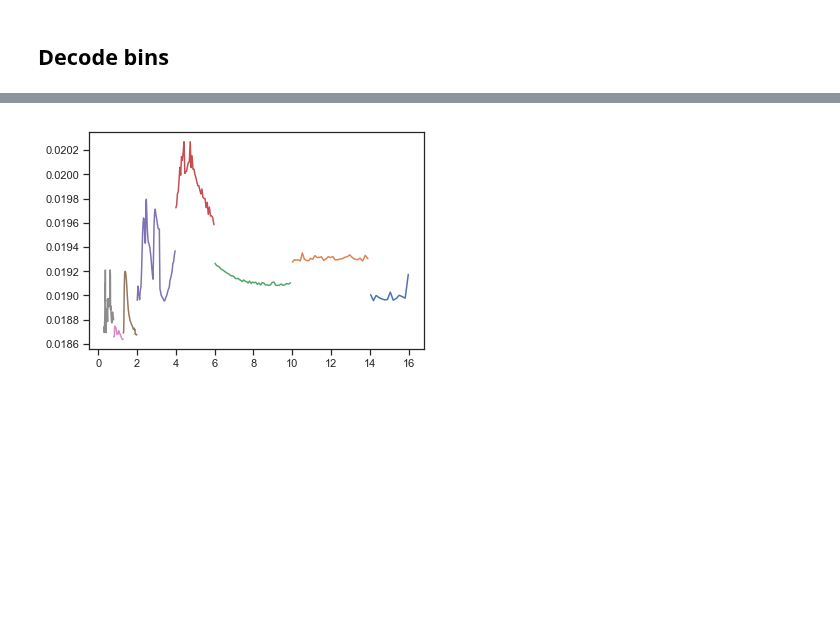
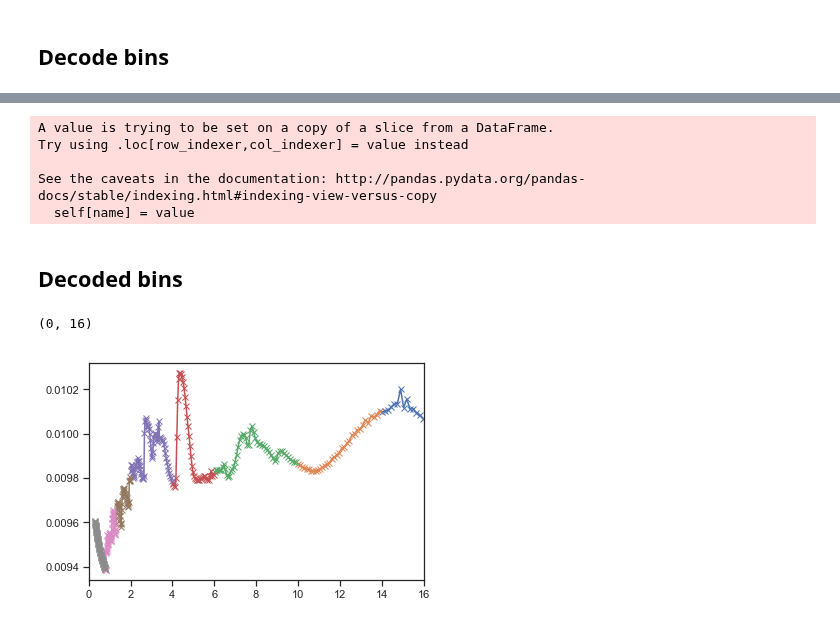
Before and after one commit to deKeijzer/SRON-DCGAN, a Jupyter notebook: notebooks/ASPA v3.ipynb, the cells around one changed output, grey strips where cells are left out. Saved outputs shown, nothing was run; the diff lists cells and outputs as text; code cells hidden in the pictures; blank space fills up the shorter version.

Commit message:
spectrum encoding updated. Spectrum decoding added.

```diff
--- a/notebooks/ASPA v3.ipynb
+++ b/notebooks/ASPA v3.ipynb
@@ -37,11 +37,21 @@ df = df.loc[df['x'] <= 16] # select only wavelengths <= 16
 # %% [markdown]
 ## Dict to ASPA function
 # %%
-def ASPA_v2(x, wavelengths):
+def ASPA_v2(x, wavelengths, max_wavelength=16):
+    """
+    x: dict
+    y: ?
+    max_wavelength: max wavelength in micron to decode in aspa
+
+    returns: 1x32x32 ndarray
+    """
+
+    #print('='*100)
     x = copy.deepcopy(x)
     wavelengths = wavelengths.copy()
 
     spectrum = x['data']['spectrum']
+    #print('Original spectrum length: ', len(spectrum))
     spectrum = np.expand_dims(spectrum, axis=1) # change shape from (515,) to (515,1)
     params = x['param']
 
@@ -73,13 +83,16 @@ def ASPA_v2(x, wavelengths):
     for i,param in enumerate(params):
         params[param] = scale_param(params[param], min_values[i], max_values[i])
         #print('%s: %s' % (param, params[param]))
+
     #print('-'*5)
     """
     Select bins
     """
     data = np.concatenate([wavelengths,spectrum], axis=1)
+    #print('Original data length: ', len(data))
     data = pd.DataFrame(data)
     data.columns = ['x', 'y'] # x is wavelength, y is (R_p / R_s)^2
+    data = data.loc[data['x'] <= 16] # select only wavelengths <= 16
 
     # Could loop this, but right now this is more visual
     bin1 = data[data.x <= 0.8]
@@ -92,7 +105,7 @@ def ASPA_v2(x, wavelengths):
     bin8 = data[data.x > 14]
 
     bins = [bin8, bin7, bin6, bin5, bin4, bin3, bin2, bin1]
-
+    #print('Total bins length: ', len(np.concatenate(bins)))
     """
     Normalize bins
     """
@@ -107,6 +120,7 @@ def ASPA_v2(x, wavelengths):
 
     spectrum_scaled = np.concatenate(bins_scaled, axis=0)
     spectrum_scaled = spectrum_scaled[:,1]
+    #print('spectrum scaled shape: ', spectrum_scaled.shape)
 
     """
     Create the ASPA
@@ -387,9 +402,10 @@ mins
 ## Decode bins
 # %%
 """Select bins"""
-df = pd.read_csv('wavelengths_and_indices.csv', header=None, skiprows=[0], usecols=[1]) # load wavelengths
+df = ke.load_wavelengths()
+
 df.columns = ['x']
-df = df.loc[df['x'] <= 16] # select only wavelengths <= 16
+df = df.loc[df['x'] <= 16] # select only wavelengths <= 16 (max wavelength ASPA has been encoded with)
 df['y'] = spectrum
 
 # Could loop this, but right now this is more visual
@@ -403,6 +419,3 @@ bin7 = df[(df.x > 10) & (df.x <= 14)]
 bin8 = df[df.x > 14]
 
 bins = [bin8, bin7, bin6, bin5, bin4, bin3, bin2, bin1]
-
-for b in bins:
-    plt.plot(b.x, b.y)
@@ -410,0 +424,5 @@ for b in bins:
+# %%
+lens = []
+for b in bins:
+    lens.append(len(b))
+    plt.plot(b.x, b.y)
@@ -412,8 +441,19 @@ for b in bins:
 """Inverse scale bins"""
 for i,b in enumerate(bins):
     b.y = inverse_scale(b.y, mins[i], maxs[i])
+# %% [output]
+A value is trying to be set on a copy of a slice from a DataFrame.
+Try using .loc[row_indexer,col_indexer] = value instead
+
+See the caveats in the documentation: http://pandas.pydata.org/pandas-docs/stable/indexing.html#indexing-view-versus-copy
+  self[name] = value
+# %% [markdown]
+## Decoded bins
 # %%
 for b in bins:
-    plt.plot(b.x, b.y)
+    plt.plot(b.x, b.y, 'x-')
+
+plt.xlim((0, 16))
 # %% [output]
+(0, 16)
-[figure, old version]
+[figure, new version]
```
Also changed, not shown: parts of 27 cells of this notebook, 1 other file.
